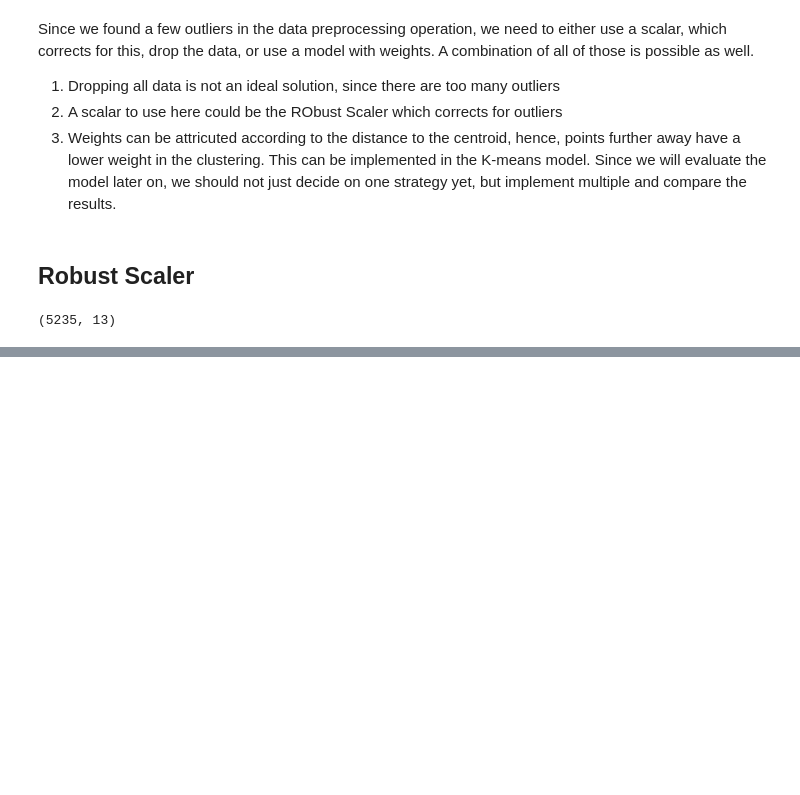
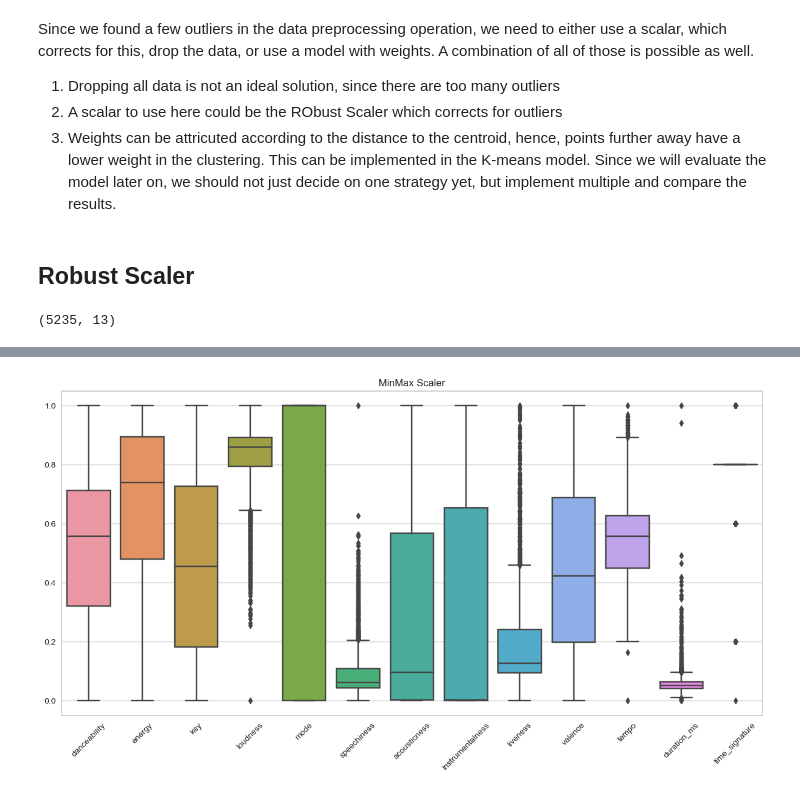
Before and after one commit to MerleSt/SpotifyPlaylistMoosic, a Jupyter notebook: Notebooks/Cluster_Analysis.ipynb, the cells around one changed output, grey strips where cells are left out. Drawn from its saved outputs; the diff is of its cells as text; code cells hidden in the pictures; blank space fills up the shorter version.

```diff
--- a/Notebooks/Cluster_Analysis.ipynb
+++ b/Notebooks/Cluster_Analysis.ipynb
@@ -39,0 +56,8 @@ songs_robust.shape
+# %%
+plt.figure(figsize=(15, 7))
+sns.boxplot(data=songs_minmax)
+plt.title('MinMax Scaler')
+plt.xticks(rotation=45)  # Rotate x labels for better visibility
+plt.show()
+# %% [output]
+[figure, added]
```
Also changed, not shown: parts of 54 cells of this notebook, 1 other file.
